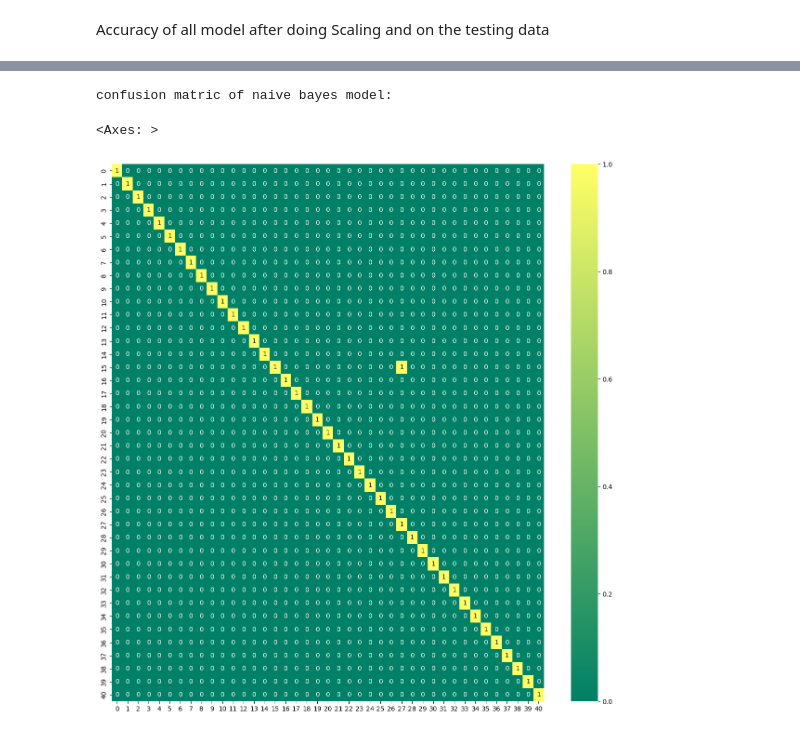
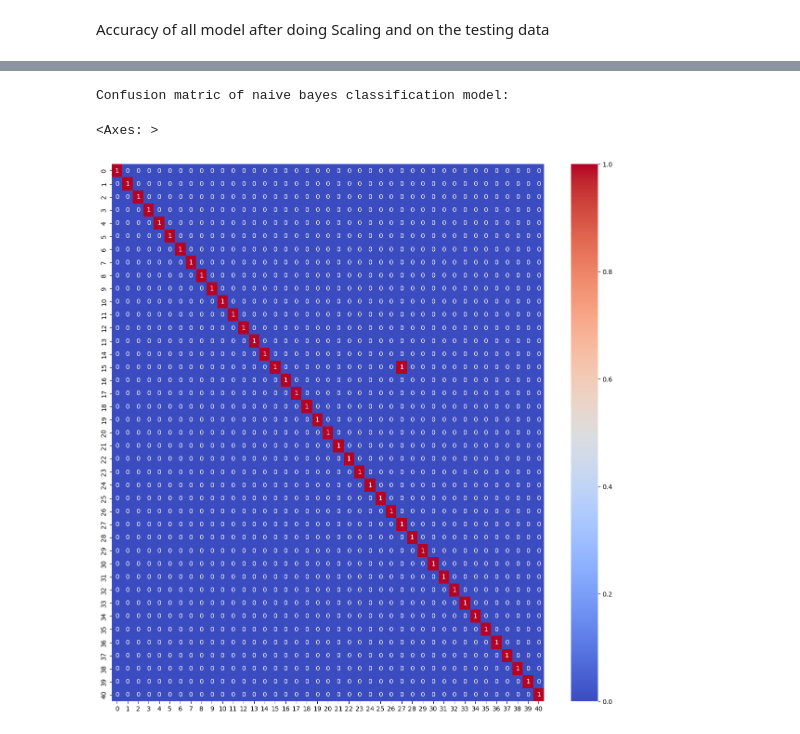
Before and after one commit to Kushagrarajsinghavisoft/Daily-works, a Jupyter notebook: April/09-04-2024/09-04-2024.ipynb, the cells around one changed output, grey strips where cells are left out. Drawn from its saved outputs; the diff is of its cells as text; code cells hidden in the pictures.

```diff
--- a/April/09-04-2024/09-04-2024.ipynb
+++ b/April/09-04-2024/09-04-2024.ipynb
@@ -285,7 +260,6 @@ Accuracy score of Naive Bias Classifier: 1.0
 # %%
 #Scaling the testing data
 X_testing=scaler.transform(X_testing)
-y_testing=encoder.fit_transform(y_testing)
 # %%
 #predicted value of all model
 y_pred_Rfc1=Random_forest_classifier_model.predict(X_testing)
@@ -315,11 +300,11 @@ Confusion matric of random forest classifier model:
 # %%
 print("Confusion matric of naive bayes classification model: ")
 
 plt.figure(figsize=(15,15))
 
 # using heatmap for confusion matrix of naive bayes model
-sns.heatmap(confusion_matrix(y_testing,y_pred_nbc1),cmap='summer',annot=True)
+sns.heatmap(confusion_matrix(y_testing,y_pred_nbc1),cmap='coolwarm',annot=True)
 # %% [output]
-confusion matric of naive bayes model:
+Confusion matric of naive bayes classification model:
 <Axes: >
-[figure, old version]
+[figure, new version]
```
Also changed, not shown: parts of 25 cells of this notebook, 2 other files.
